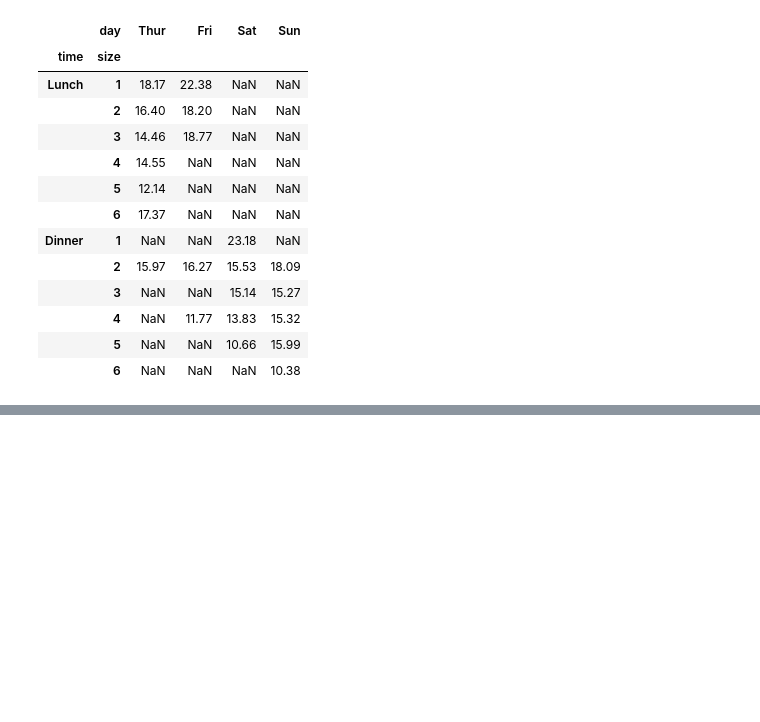
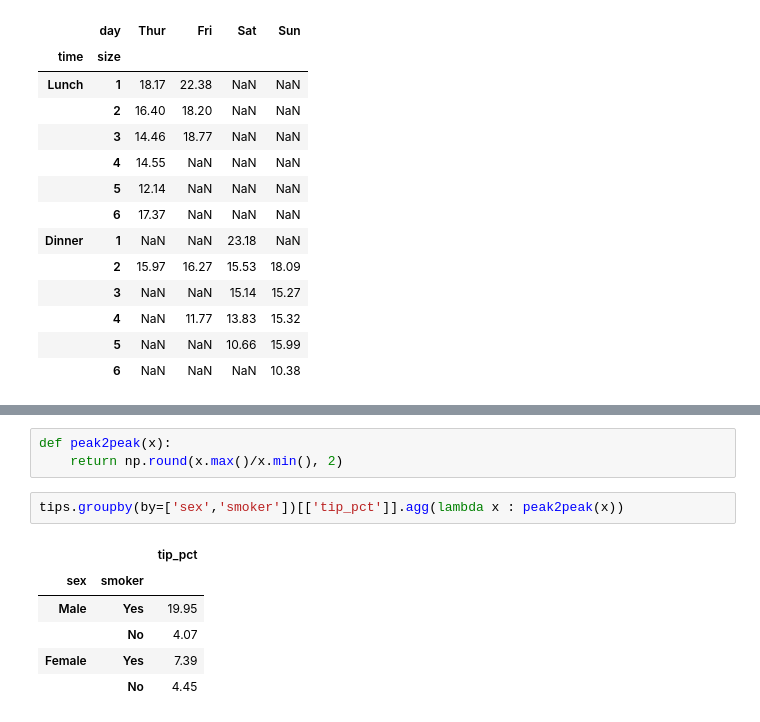
Before and after one commit to rubinkim/machine_learning_07_2022, a Jupyter notebook: 02_pandas/08_그룹분석.ipynb, the cells around one changed output, grey strips where cells are left out. Cells and saved outputs as stored; diff of their text form; blank space fills up the shorter version.

```diff
--- a/02_pandas/08_그룹분석.ipynb
+++ b/02_pandas/08_그룹분석.ipynb
@@ -670,0 +694,12 @@ tips.pivot_table(index=['time','size'], columns='day', values='tip_pct', aggfunc
+# %%
+def peak2peak(x):
+    return np.round(x.max()/x.min(), 2)
+# %%
+tips.groupby(by=['sex','smoker'])[['tip_pct']].agg(lambda x : peak2peak(x))
+# %% [output]
+|  |  | tip_pct |
+| sex | smoker |  |
+| Male | Yes | 19.95 |
+|  | No | 4.07 |
+| Female | Yes | 7.39 |
+|  | No | 4.45 |
```
Also changed, not shown: parts of 2 cells of this notebook.
